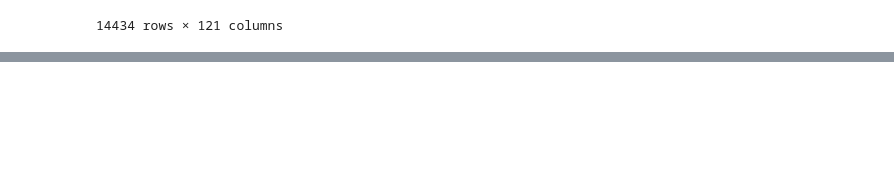
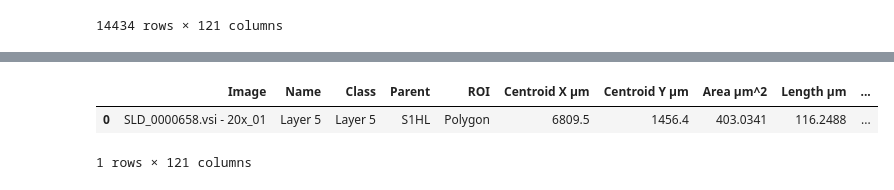
Before and after one commit to jacquemi-bbp/rat_sscx_nissl_analysis, a Jupyter notebook: Notebooks/Better_Layer_boundaries.ipynb, the cells around one changed output, grey strips where cells are left out. Saved outputs shown, nothing was run; the diff lists cells and outputs as text; code cells hidden in the pictures; blank space fills up the shorter version.

```diff
--- a/Notebooks/Better_Layer_boundaries.ipynb
+++ b/Notebooks/Better_Layer_boundaries.ipynb
@@ -102,0 +126,7 @@ plt.scatter(x, y, s=100, color=col)
+# %%
+foo = df[df['Centroid X µm'] == 6809.5]
+foo[foo['Centroid Y µm'] == 1456.4]
+# %% [output]
+|  | Image | Name | Class | Parent | ROI | Centroid X µm | Centroid Y µm | Area µm^2 | Length µm | ... |
+| 0 | SLD_0000658.vsi - 20x_01 | Layer 5 | Layer 5 | S1HL | Polygon | 6809.5 | 1456.4 | 403.0341 | 116.2488 | ... |
+1 rows × 121 columns
```
Also changed, not shown: parts of 9 cells of this notebook, 5 other files.
